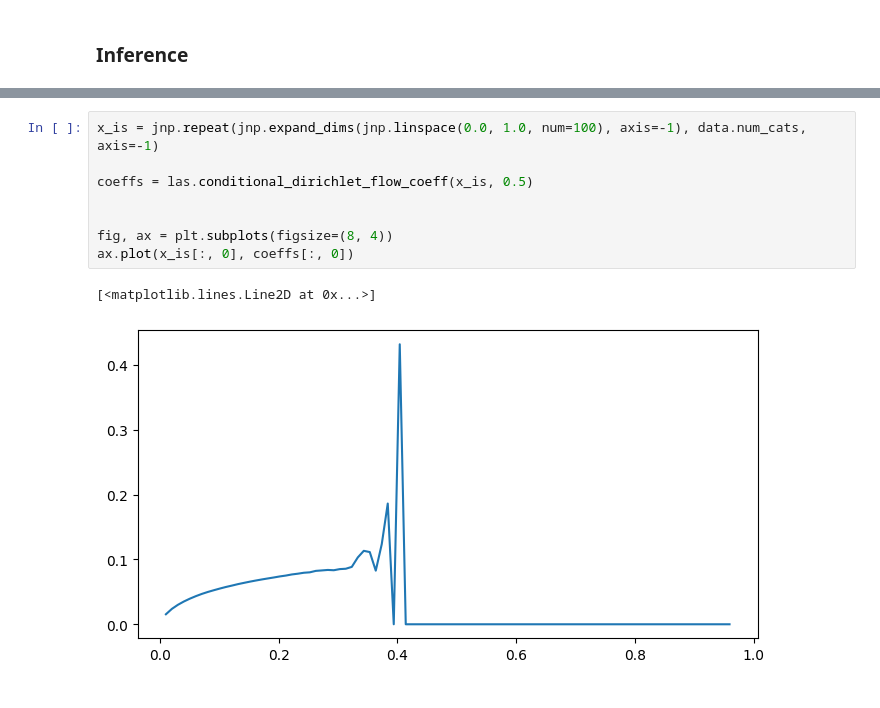
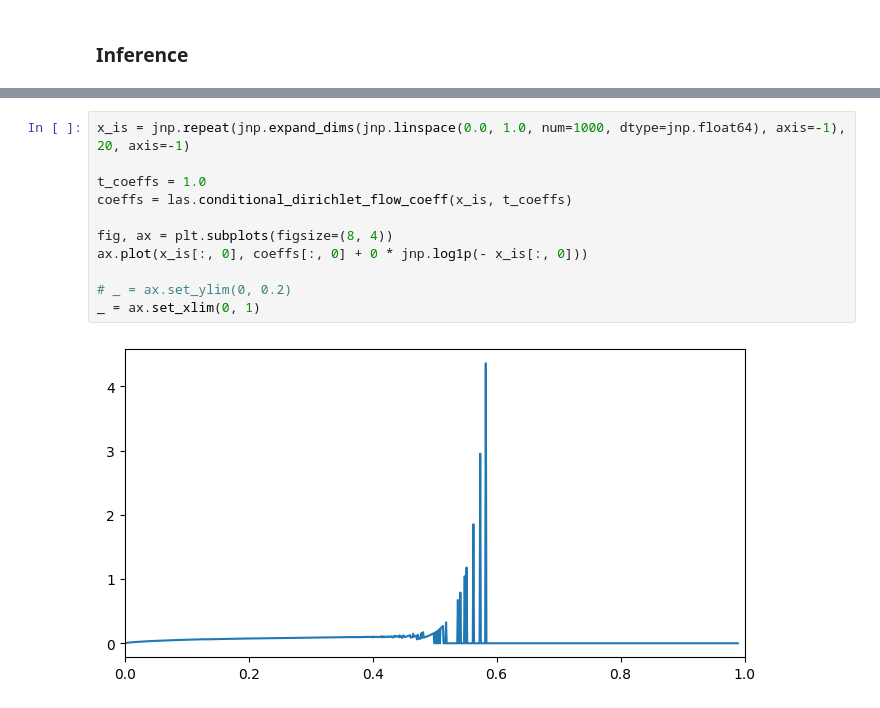
Before and after one commit to ElisR/DirichletFlowMatching, a Jupyter notebook: examples/DFM_String_Training.ipynb, the cells around one changed output, grey strips where cells are left out. Cells and saved outputs as stored; diff of their text form.

```diff
--- a/examples/DFM_String_Training.ipynb
+++ b/examples/DFM_String_Training.ipynb
@@ -112,11 +114,13 @@ _ = ax.set_ylabel(r"Off-simplex $\langle |\sum_k x_{(k)}(t) - 1| \rangle$")
 # %%
-x_is = jnp.repeat(jnp.expand_dims(jnp.linspace(0.0, 1.0, num=100), axis=-1), data.num_cats, axis=-1)
+x_is = jnp.repeat(jnp.expand_dims(jnp.linspace(0.0, 1.0, num=1000, dtype=jnp.float64), axis=-1), 20, axis=-1)
 
-coeffs = las.conditional_dirichlet_flow_coeff(x_is, 0.5)
-
+t_coeffs = 1.0
+coeffs = las.conditional_dirichlet_flow_coeff(x_is, t_coeffs)
 
 fig, ax = plt.subplots(figsize=(8, 4))
-ax.plot(x_is[:, 0], coeffs[:, 0])
+ax.plot(x_is[:, 0], coeffs[:, 0] + 0 * jnp.log1p(- x_is[:, 0]))
+
+# _ = ax.set_ylim(0, 0.2)
+_ = ax.set_xlim(0, 1)
 # %% [output]
-[<matplotlib.lines.Line2D at 0x...>]
-[figure, old version]
+[figure, new version]
```
Also changed, not shown: parts of 11 cells of this notebook, 2 other files.
